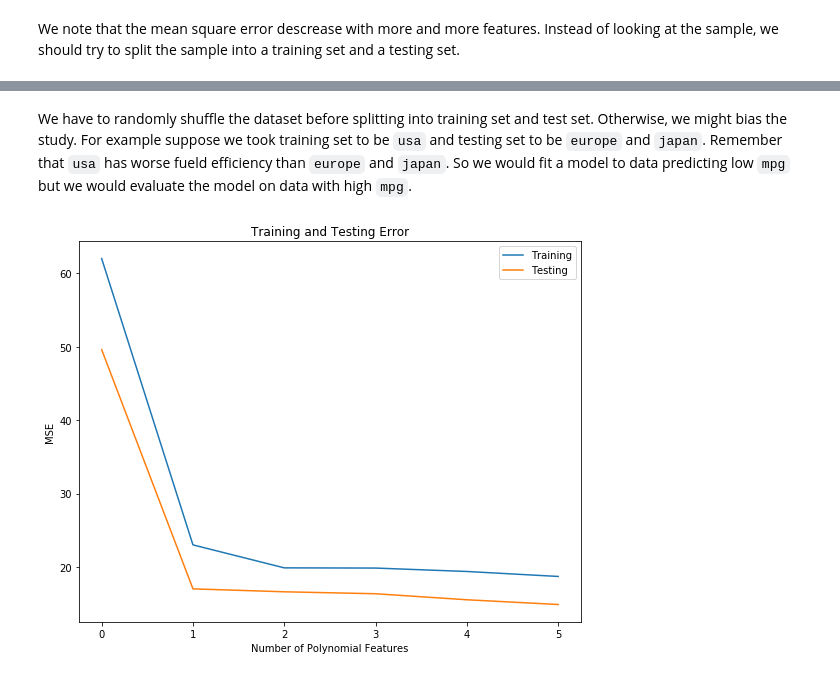
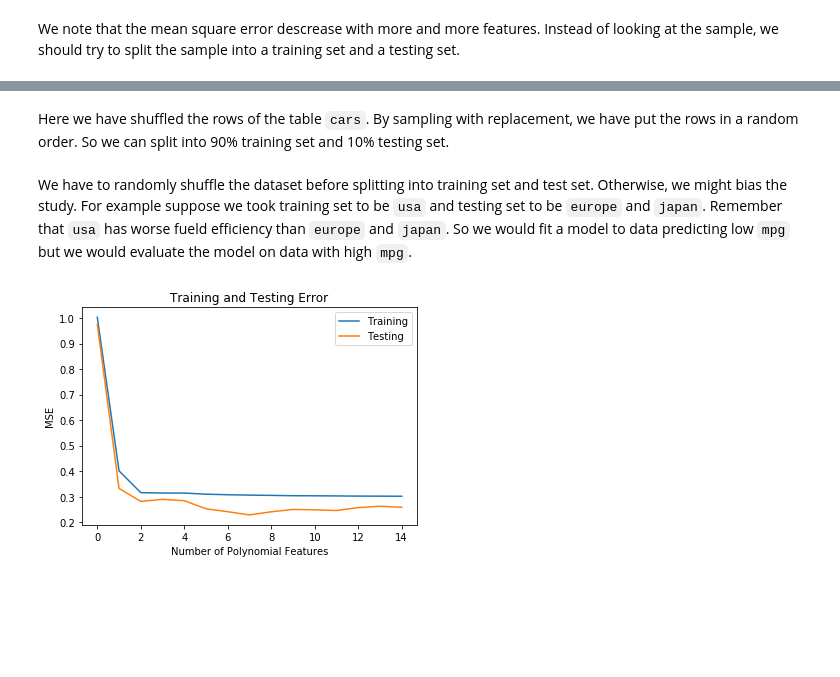
Before and after one commit to mrxiahuren/DS-UA-112-Spring-2020-Public, a Jupyter notebook: lecture/week12/lec1/week12-lec1-demo.ipynb, the cells around one changed output, grey strips where cells are left out. Saved outputs shown, nothing was run; the diff lists cells and outputs as text; code cells hidden in the pictures; blank space fills up the shorter version.

```diff
--- a/lecture/week12/lec1/week12-lec1-demo.ipynb
+++ b/lecture/week12/lec1/week12-lec1-demo.ipynb
@@ -502,3 +507,8 @@ for degree in range(0,max_degree):
 [figure]
 # %% [markdown]
 We note that the mean square error descrease with more and more features. Instead of looking at the sample, we should try to split the sample into a training set and a testing set.
+# %%
+mpg_hp = cars.copy()[["mpg","horsepower"]]
+
+mpg_hp["mpg"] = transform_to_standard_unit(mpg_hp["mpg"])
+mpg_hp["horsepower"] = transform_to_standard_unit(mpg_hp["horsepower"])
@@ -505,11 +517,13 @@ We note that the mean square error descrease with more and more features. Instea
 # %%
-number_of_rows = len(cars)
+number_of_rows = len(mpg_hp)
 RANDOM_STATE = 47
 
-cars_shuffled = cars.sample(n= number_of_rows, replace = True, random_state=RANDOM_STATE)
-
-training_set = cars_shuffled[:int(0.9 * number_of_rows)]
-testing_set = cars_shuffled[int(0.9 * number_of_rows):]
+mpg_hp_shuffled = mpg_hp.sample(n= number_of_rows, replace = False, random_state = RANDOM_STATE)
+# %% [markdown]
+Here we have shuffled the rows of the table `cars`. By sampling with replacement, we have put the rows in a random order. So we can split into 90% training set and 10% testing set.
+# %%
+training_set = mpg_hp_shuffled[:int(0.9 * number_of_rows)]
+testing_set = mpg_hp_shuffled[int(0.9 * number_of_rows):]
 # %% [markdown]
 We have to randomly shuffle the dataset before splitting into training set and test set. Otherwise, we might bias the study. For example suppose we took training set to be `usa` and testing set to be `europe` and `japan`. Remember that `usa` has worse fueld efficiency than `europe` and `japan`. So we would fit a model to data predicting low `mpg` but we would evaluate the model on data with high `mpg`.
 # %%
@@ -517,7 +531,7 @@ def compute_training_testing_errors(training_set, testing_set, degree):
     hp_train = add_powers(training_set["horsepower"], degree)
     hp_test = add_powers(testing_set["horsepower"], degree)
 
-    nonlinear_model = LinearRegression(fit_intercept=False)
+    nonlinear_model = LinearRegression(fit_intercept=False, normalize = True)
     nonlinear_model.fit(hp_train, training_set["mpg"])
 
     predictions_training = nonlinear_model.predict(hp_train)
@@ -528,21 +542,21 @@ def compute_training_testing_errors(training_set, testing_set, degree):
 
     return mse_training, mse_testing
 # %%
-degrees = np.arange(6)
+degrees = np.arange(15)
 
 training_errors = []
 testing_errors = []
 
 for degree in degrees:
     mse_training, mse_testing = compute_training_testing_errors(training_set, testing_set, degree)
     training_errors.append(mse_training)
     testing_errors.append(mse_testing)
 
 plt.plot(degrees, training_errors, label = "Training")
 plt.plot(degrees, testing_errors, label = "Testing")
 plt.title('Training and Testing Error')
 plt.xlabel('Number of Polynomial Features')
 plt.ylabel('MSE')
 plt.legend();
 # %% [output]
-[figure, old version]
+[figure, new version]
```
Also changed, not shown: parts of 7 cells of this notebook.
